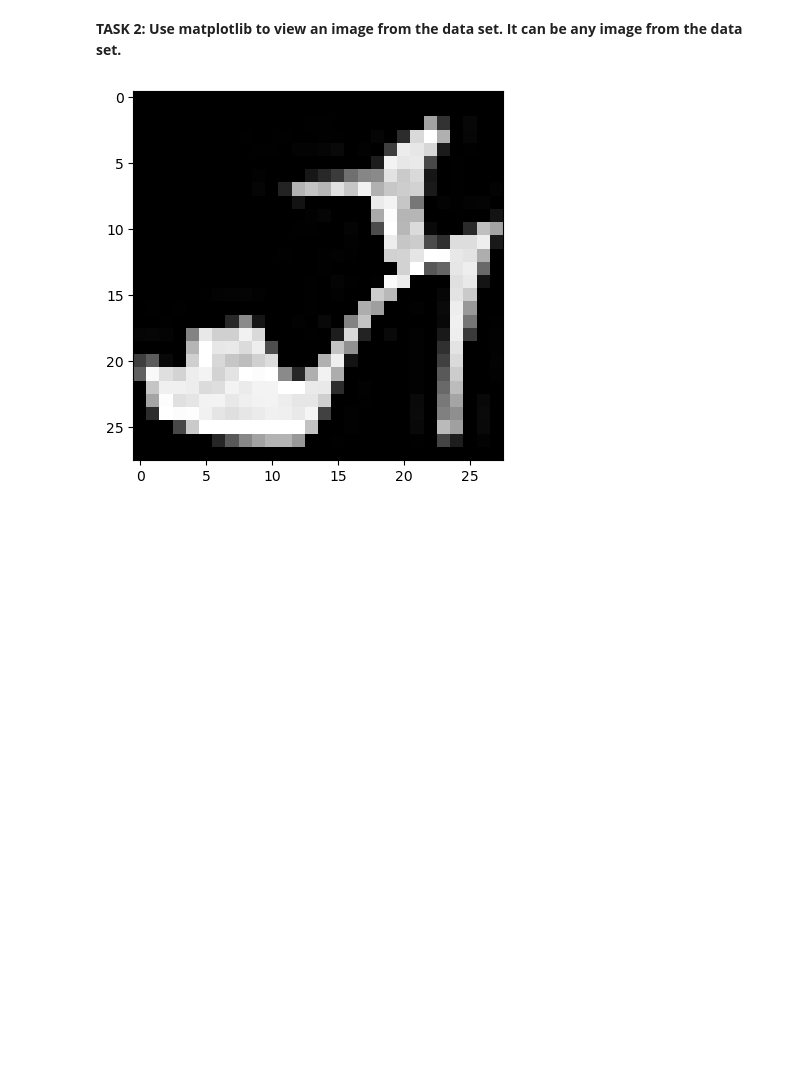
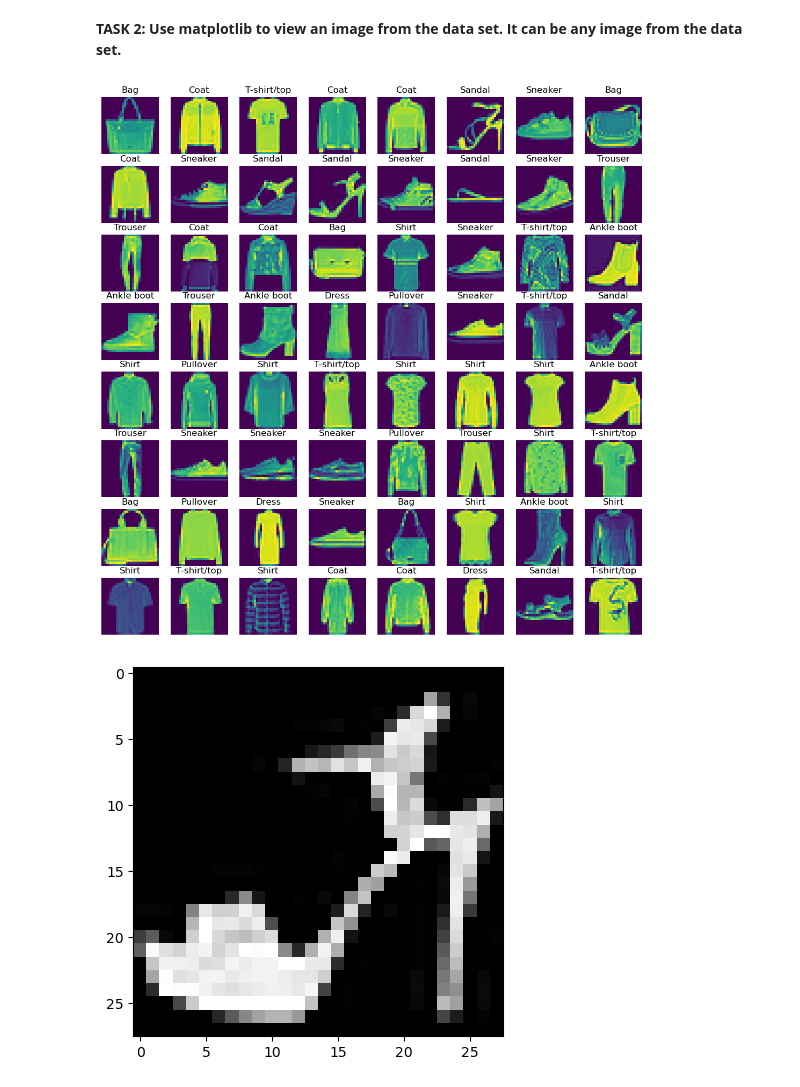
Before and after one commit to HasanDnr/DL_assigment_2, a Jupyter notebook: DL-Assignment-2 (Image Classification with CNN)-Student.ipynb, the cells around one changed output. Drawn from its saved outputs; the diff is of its cells as text; code cells hidden in the pictures; blank space fills up the shorter version.

```diff
--- a/DL-Assignment-2 (Image Classification with CNN)-Student.ipynb
+++ b/DL-Assignment-2 (Image Classification with CNN)-Student.ipynb
@@ -85,6 +85,17 @@ plt.show()
 **TASK 2: Use matplotlib to view an image from the data set. It can be any image from the data set.**
 # %%
 classes=["T-shirt/top", "Trouser","Pullover","Dress","Coat","Sandal","Shirt","Sneaker","Bag","Ankle boot"]
+# %%
+fig, axes = plt.subplots(8, 8)
+fig.set_size_inches(13, 13)
+for ax in axes.flatten():
+    rand_index = int(np.random.randint(low=0, high=50000, size=1))
+    ax.axis("off")
+    ax.set_title(classes[int(y_train[rand_index])])
+    ax.imshow(X_train[rand_index])
+plt.show()
+# %% [output]
+[figure, added]
 # %%
 plt.imshow(x_train[9], cmap="gray")
 plt.show()
```
Also changed, not shown: parts of 68 cells of this notebook.
